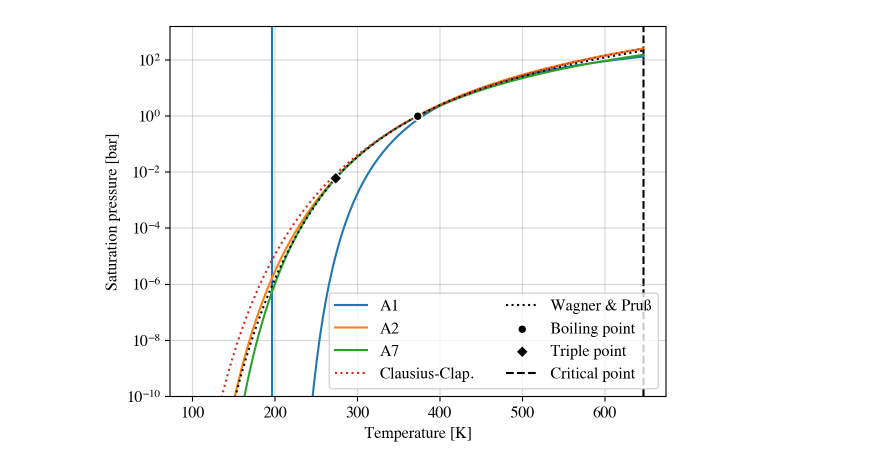
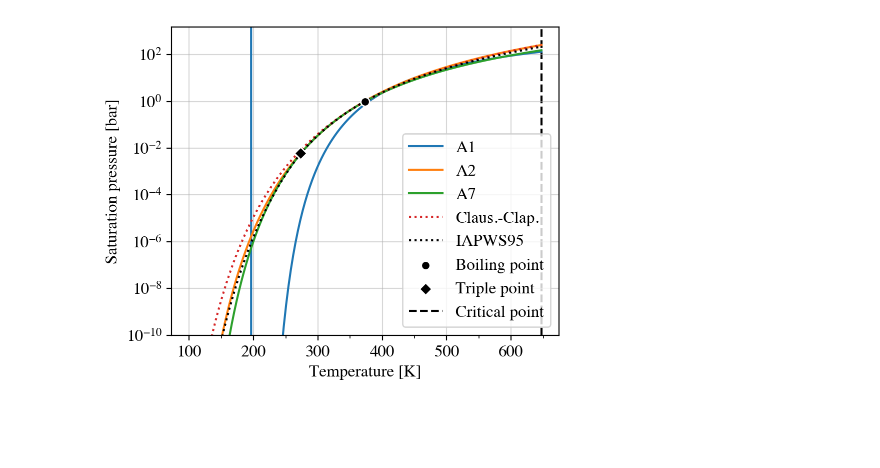
Before and after one commit to nichollsh/ThermoTools, a Jupyter notebook: psat_water.ipynb, the cells around one changed output. Cells and saved outputs as stored; diff of their text form; code cells hidden in the pictures; blank space fills up the shorter version.

Commit message:
Updated plots

```diff
--- a/psat_water.ipynb
+++ b/psat_water.ipynb
@@ -40,34 +42,38 @@ def integ_clausius(t1,p1,t2,L):
 # %%
 plt.close("all")
 
-fig,ax = plt.subplots(1,1)
+fig,ax = plt.subplots(1,1, figsize=(5,4))
 
 arr_t = np.linspace(100, T_crit, 150)
 
 for k in A_dict.keys():
     Acoeffs = A_dict[k]
     arr_p = antoine(arr_t,Acoeffs)
     ax.plot(arr_t, arr_p, label=k)
 
-ax.plot(arr_t, integ_clausius(T_boil, P_boil*1e5, arr_t, L_evap)*1.0e-5, ls='dotted', label="Clausius-Clap.")
-ax.plot(arr_t, [water.psat_both(t)*1e-5 for t in arr_t], ls='dotted', label="Wagner & Pruß", c='k')
+ax.plot(arr_t, integ_clausius(T_boil, P_boil*1e5, arr_t, L_evap)*1.0e-5, ls='dotted', label="Claus.-Clap.")
+ax.plot(arr_t, [water.psat_both(t)*1e-5 for t in arr_t], ls='dotted', label="IAPWS95", c='k')
 
 mc = 'black'
 me = 'white'
 ms = 40.0
 ax.scatter(T_boil, P_boil, c=mc, s=ms, edgecolors=me, zorder=3, label="Boiling point")
 ax.scatter(T_trip, P_trip, c=mc, s=ms, edgecolors=me, zorder=3, label="Triple point", marker='D')
 ax.axvline(x=T_crit,       c=mc, zorder=0, label="Critical point", ls='dashed')
 
 ax.set(xlabel="Temperature [K]", ylabel="Saturation pressure [bar]")
 ax.set(yscale="log")
 
 ax.set_ylim(1.0e-10, np.amax(arr_p)*10)
 
-ax.legend(ncols=2)
+ax.legend(loc='lower right')
 ax.grid(alpha=0.5)
 ax.set_axisbelow(True)
 
+ax.xaxis.set_minor_locator(MultipleLocator(50))
+
+fig.savefig("nogit/Psat_H2O.pdf", bbox_inches='tight')
+
 plt.show()
 # %% [output]
-[figure, old version]
+[figure, new version]
```
Also changed, not shown: parts of 1 cell of this notebook, 9 other files.
